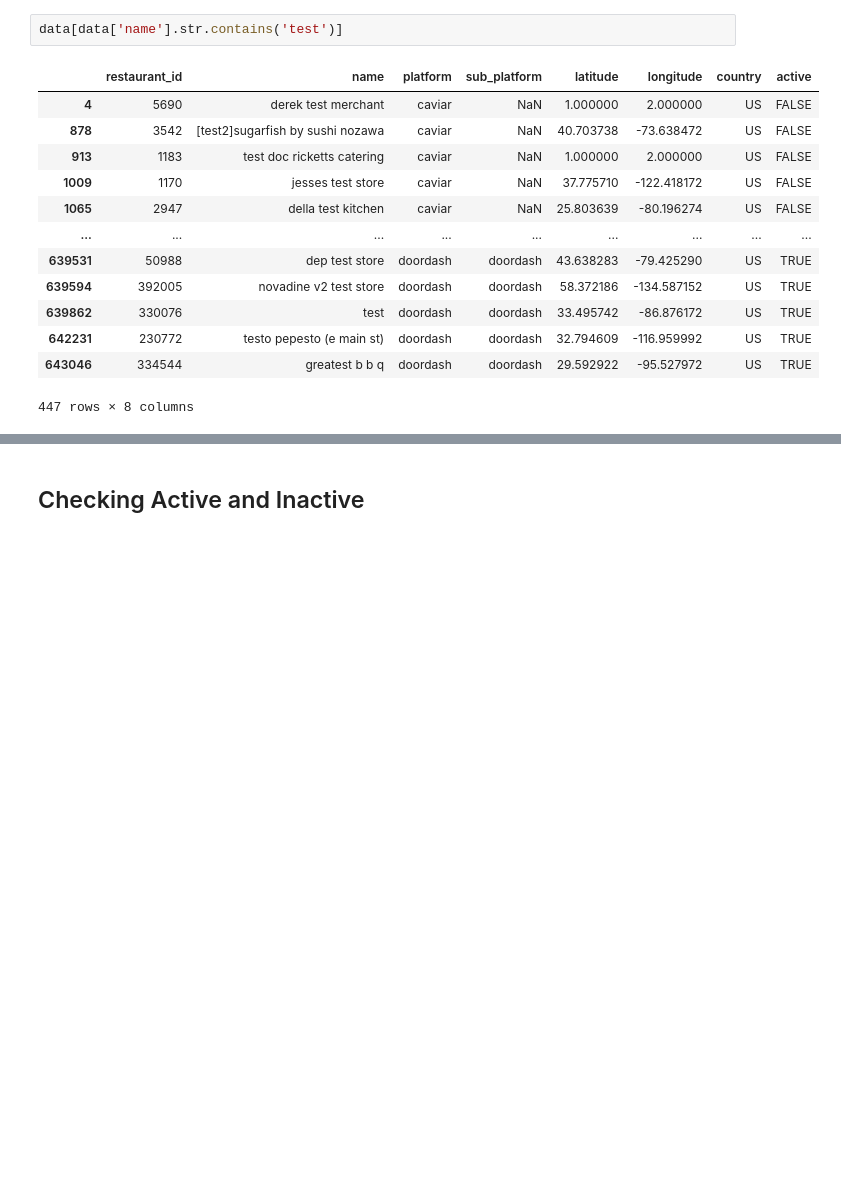
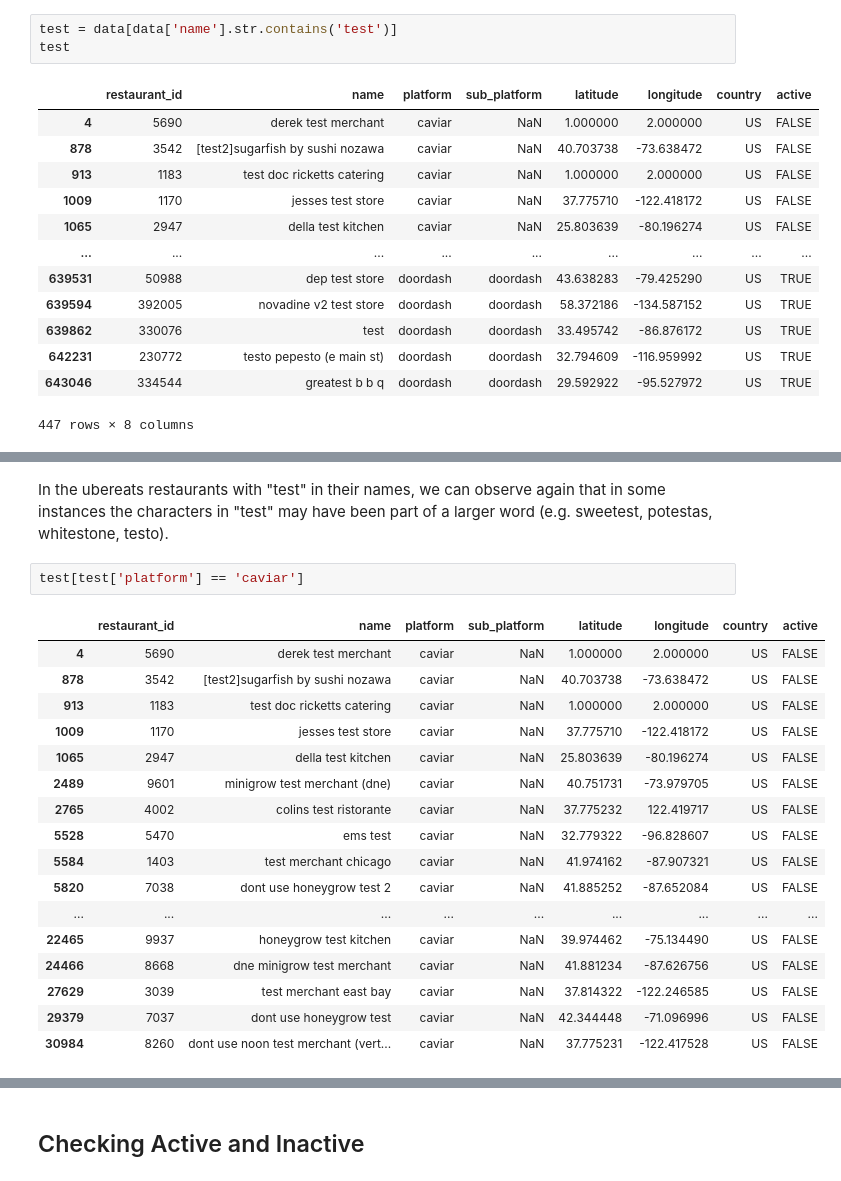
Before and after one commit to Junxchung/Estimating-the-Size-of-the-Online-Food-Ordering-Market, a Jupyter notebook: Otter Case Study Challenge.ipynb, the cells around one changed output, grey strips where cells are left out. Saved outputs shown, nothing was run; the diff lists cells and outputs as text; blank space fills up the shorter version.

Commit message:
added more code to nearly bring data cleaning to completion

```diff
--- a/Otter Case Study Challenge.ipynb
+++ b/Otter Case Study Challenge.ipynb
@@ -936,7 +937,8 @@ data.shape
 # %% [markdown]
 #### Re-Examining Restaurants w/ Some Form of "test" in its Name
 # %%
-data[data['name'].str.contains('test')]
+test = data[data['name'].str.contains('test')]
+test
 # %% [output]
 |  | restaurant_id | name | platform | sub_platform | latitude | longitude | country | active |
 | 4 | 5690 | derek test merchant | caviar | NaN | 1.000000 | 2.000000 | US | FALSE |
@@ -955,0 +1018,22 @@ data[data['name'].str.contains('test')]
+# %% [markdown]
+In the ubereats restaurants with "test" in their names, we can observe again that in some instances the characters in "test" may have been part of a larger word (e.g. sweetest, potestas, whitestone, testo).
+# %%
+test[test['platform'] == 'caviar']
+# %% [output]
+|  | restaurant_id | name | platform | sub_platform | latitude | longitude | country | active |
+| 4 | 5690 | derek test merchant | caviar | NaN | 1.000000 | 2.000000 | US | FALSE |
+| 878 | 3542 | [test2]sugarfish by sushi nozawa | caviar | NaN | 40.703738 | -73.638472 | US | FALSE |
+| 913 | 1183 | test doc ricketts catering | caviar | NaN | 1.000000 | 2.000000 | US | FALSE |
+| 1009 | 1170 | jesses test store | caviar | NaN | 37.775710 | -122.418172 | US | FALSE |
+| 1065 | 2947 | della test kitchen | caviar | NaN | 25.803639 | -80.196274 | US | FALSE |
+| 2489 | 9601 | minigrow test merchant (dne) | caviar | NaN | 40.751731 | -73.979705 | US | FALSE |
+| 2765 | 4002 | colins test ristorante | caviar | NaN | 37.775232 | 122.419717 | US | FALSE |
+| 5528 | 5470 | ems test | caviar | NaN | 32.779322 | -96.828607 | US | FALSE |
+| 5584 | 1403 | test merchant chicago | caviar | NaN | 41.974162 | -87.907321 | US | FALSE |
+| 5820 | 7038 | dont use honeygrow test 2 | caviar | NaN | 41.885252 | -87.652084 | US | FALSE |
+| ... | ... | ... | ... | ... | ... | ... | ... | ... |
+| 22465 | 9937 | honeygrow test kitchen | caviar | NaN | 39.974462 | -75.134490 | US | FALSE |
+| 24466 | 8668 | dne minigrow test merchant | caviar | NaN | 41.881234 | -87.626756 | US | FALSE |
+| 27629 | 3039 | test merchant east bay | caviar | NaN | 37.814322 | -122.246585 | US | FALSE |
+| 29379 | 7037 | dont use honeygrow test | caviar | NaN | 42.344448 | -71.096996 | US | FALSE |
+| 30984 | 8260 | dont use noon test merchant (vert... | caviar | NaN | 37.775231 | -122.417528 | US | FALSE |
```
Also changed, not shown: parts of 32 cells of this notebook.
